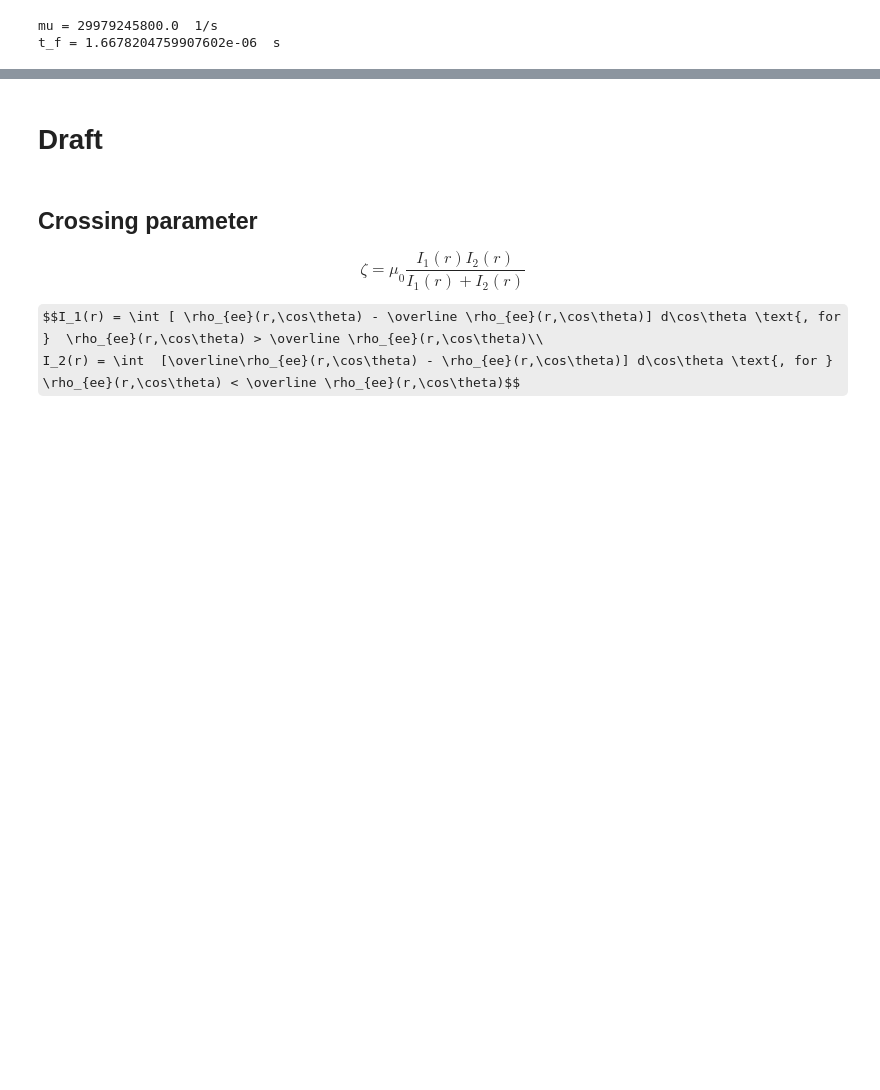
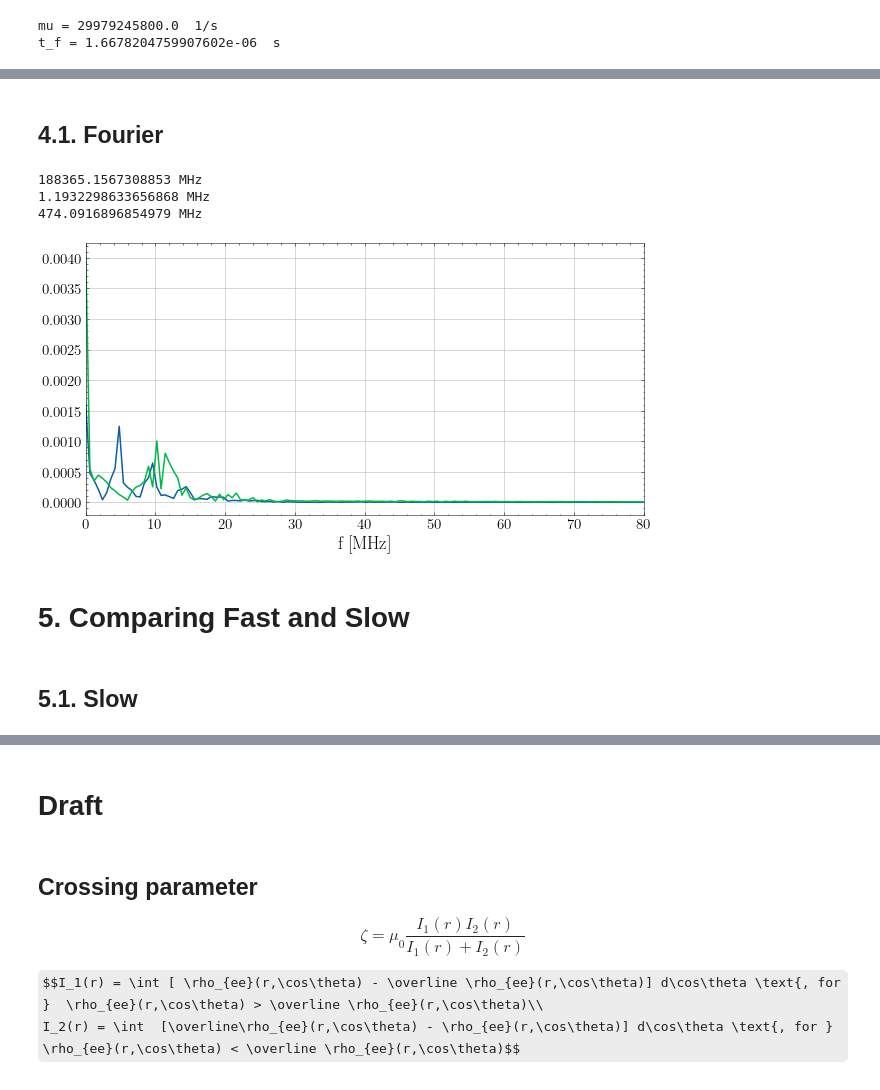
Before and after one commit to pedrodedin/Neutrino-Collective-Effects, a Jupyter notebook: Developing/Fast_Oscillations_Improving.ipynb, the cells around one changed output, grey strips where cells are left out. Cells and saved outputs as stored; diff of their text form; code cells hidden in the pictures; some formulas as TeX source; blank space fills up the shorter version.

Commit message:
Fast Oscillations Update

```diff
--- a/Developing/Fast_Oscillations_Improving.ipynb
+++ b/Developing/Fast_Oscillations_Improving.ipynb
@@ -897,0 +860,2 @@ plt.legend()
+# %% [markdown]
+## 4.1. Fourier
@@ -897,0 +864,30 @@ plt.legend()
+# %%
+mu_s=mu_0*from_eV_to_1_over_m*c_const #1/s
+print(2*np.pi*mu_s*10**(-6),"MHz")
+
+omega=delta_m2_31/(2*E_nu*10**6)
+omega_s=omega*from_eV_to_1_over_m*c_const #1/s
+print(2*np.pi*omega_s*10**(-6),"MHz")
+
+print(2*np.pi*np.sqrt(omega_s*mu_s)*10**(-6),"MHz")
+# %% [output]
+188365.1567308853 MHz
+1.1932298633656868 MHz
+474.0916896854979 MHz
+# %%
+plt.figure(figsize=(10,5))
+for i in range(len(scenarios)):
+#     y=P_ex_mean_time[i]
+    y=rho_ex_mean_time[i]
+    x=(10**6)*t_vec[i]
+    N,T=len(y),x[1]-x[0]
+    yf = fft(y)
+    xf = fftfreq(N, T)[:N//2]
+    plt.plot(xf, 2.0/N * np.abs(yf[0:N//2]))
+
+plt.xlim(0,80)
+plt.xlabel("f [MHz]")
+plt.grid()
+plt.show()
+# %% [output]
+[figure, added]
@@ -897,0 +909,4 @@ plt.legend()
+# %% [markdown]
+# 5. Comparing Fast and  Slow <a class="anchor" id="5-bullet"></a>
+# %% [markdown]
+## 5.1. Slow
```
Also changed, not shown: parts of 46 cells of this notebook, 1 other file.
